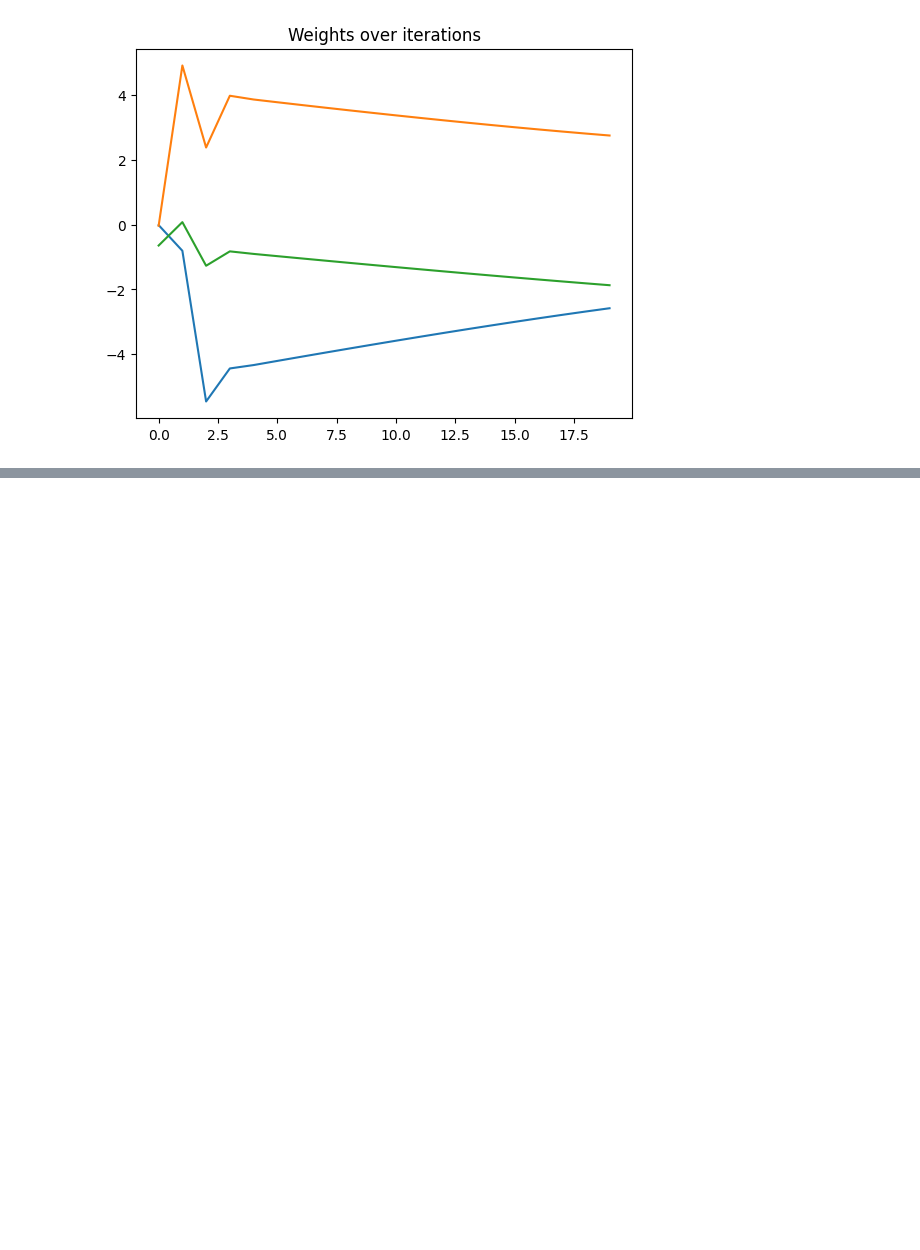
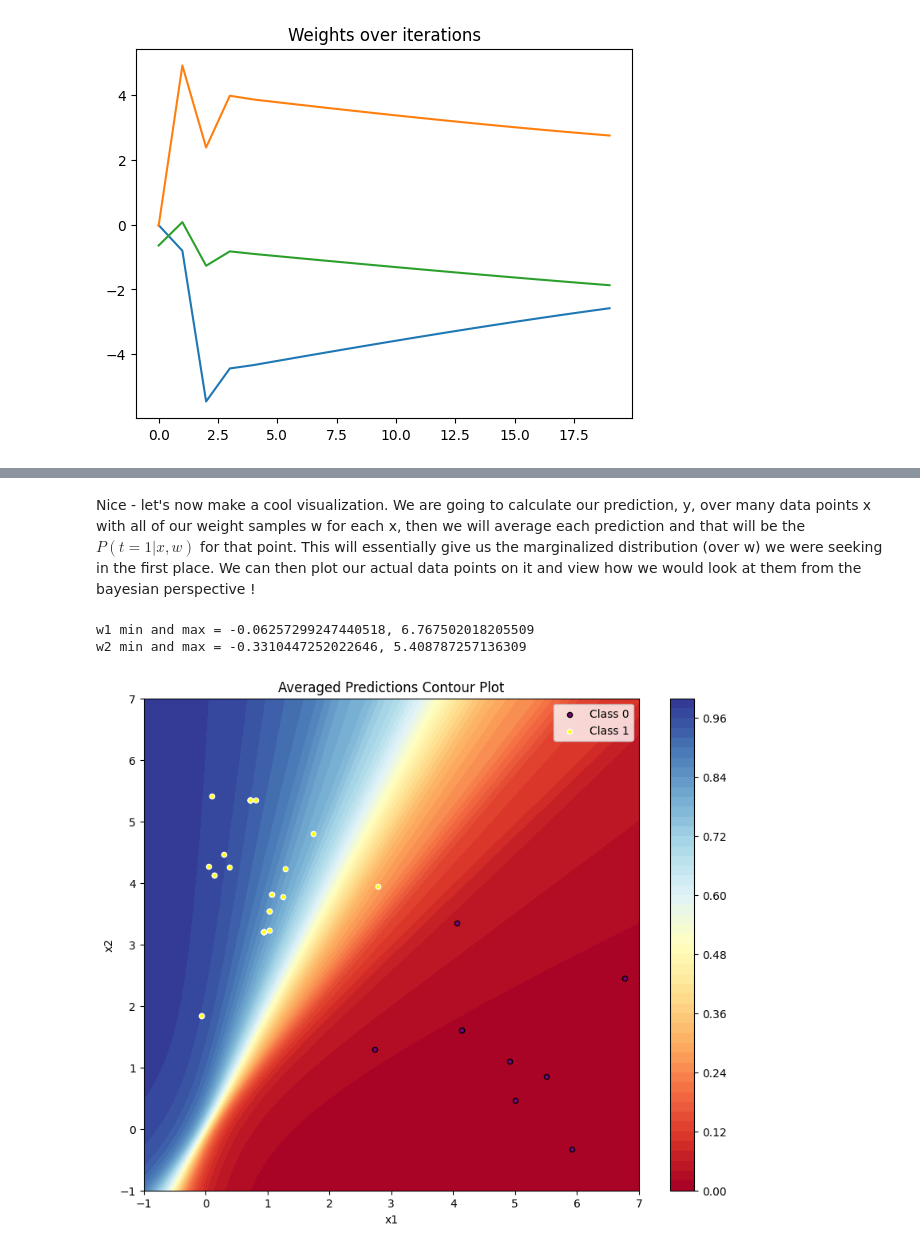
Before and after one commit to ncorriveau/math_helpers, a Jupyter notebook: neural_nets.ipynb, the cells around one changed output, grey strips where cells are left out. Cells and saved outputs as stored; diff of their text form; code cells hidden in the pictures; blank space fills up the shorter version.

```diff
--- a/neural_nets.ipynb
+++ b/neural_nets.ipynb
@@ -432,0 +465,34 @@ for i in range(num_iterations):
+# %% [markdown]
+Nice - let's now make a cool visualization. We are going to calculate our prediction, y, over many data points x with all of our weight samples w for each x, then we will average each prediction and that will be the $P(t = 1 | x, w)$ for that point. This will essentially give us the marginalized distribution (over w) we were seeking in the first place. We can then plot our actual data points on it and view how we would look at them from the bayesian perspective !
+# %%
+print(f"w1 min and max = {X[:, 0].min()}, {X[:, 0].max()}")
+print(f"w2 min and max = {X[:, 1].min()}, {X[:, 1].max()}")
+
+xx, yy = np.meshgrid(np.linspace(-1, 7, 100),
+                     np.linspace(-1, 7, 100))
+grid = np.c_[xx.ravel(), yy.ravel()]
+
+predictions = np.array([sigmoid(np.dot(grid, w[:2]))for w in weights_mc])
+average_predictions = np.mean(predictions, axis=0)
+
+average_predictions_reshaped = average_predictions.reshape(xx.shape)
+
+plt.figure(figsize=(10, 8))
+contour = plt.contourf(xx, yy, average_predictions_reshaped, levels=50, cmap="RdYlBu")
+plt.colorbar(contour)
+
+class_0 = X[t == 0]
+class_1 = X[t == 1]
+
+plt.scatter(class_0[:, 0], class_0[:, 1], c='purple', label='Class 0', edgecolors='black', s=20)
+plt.scatter(class_1[:, 0], class_1[:, 1], c='yellow', label='Class 1', edgecolors='white', s=20)
+
+plt.xlabel('x1')
+plt.ylabel('x2')
+plt.legend()
+plt.title('Averaged Predictions Contour Plot')
+plt.show()
+# %% [output]
+w1 min and max = -0.06257299247440518, 6.767502018205509
+w2 min and max = -0.3310447252022646, 5.408787257136309
+[figure, added]
```
Also changed, not shown: parts of 11 cells of this notebook.
